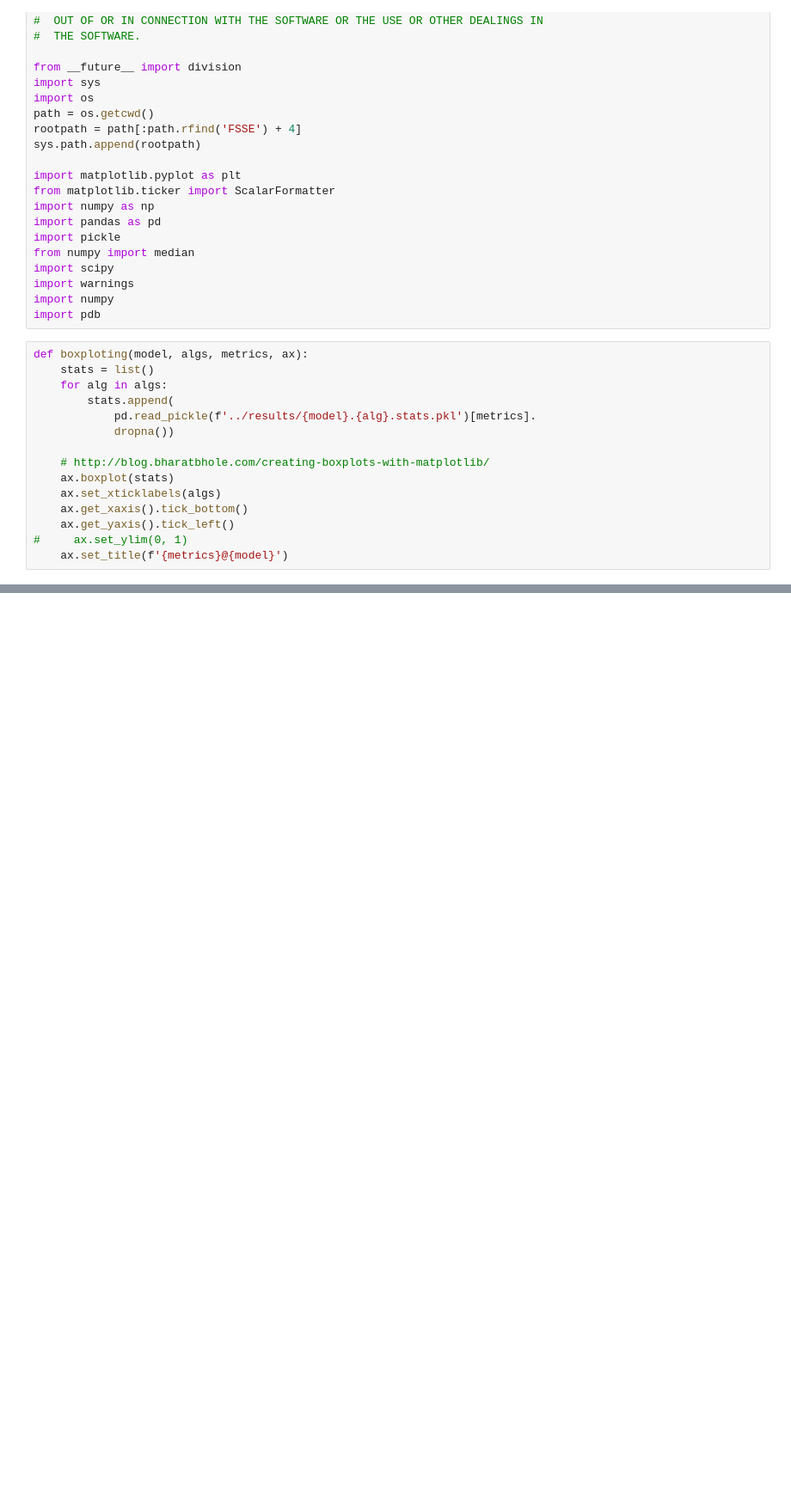
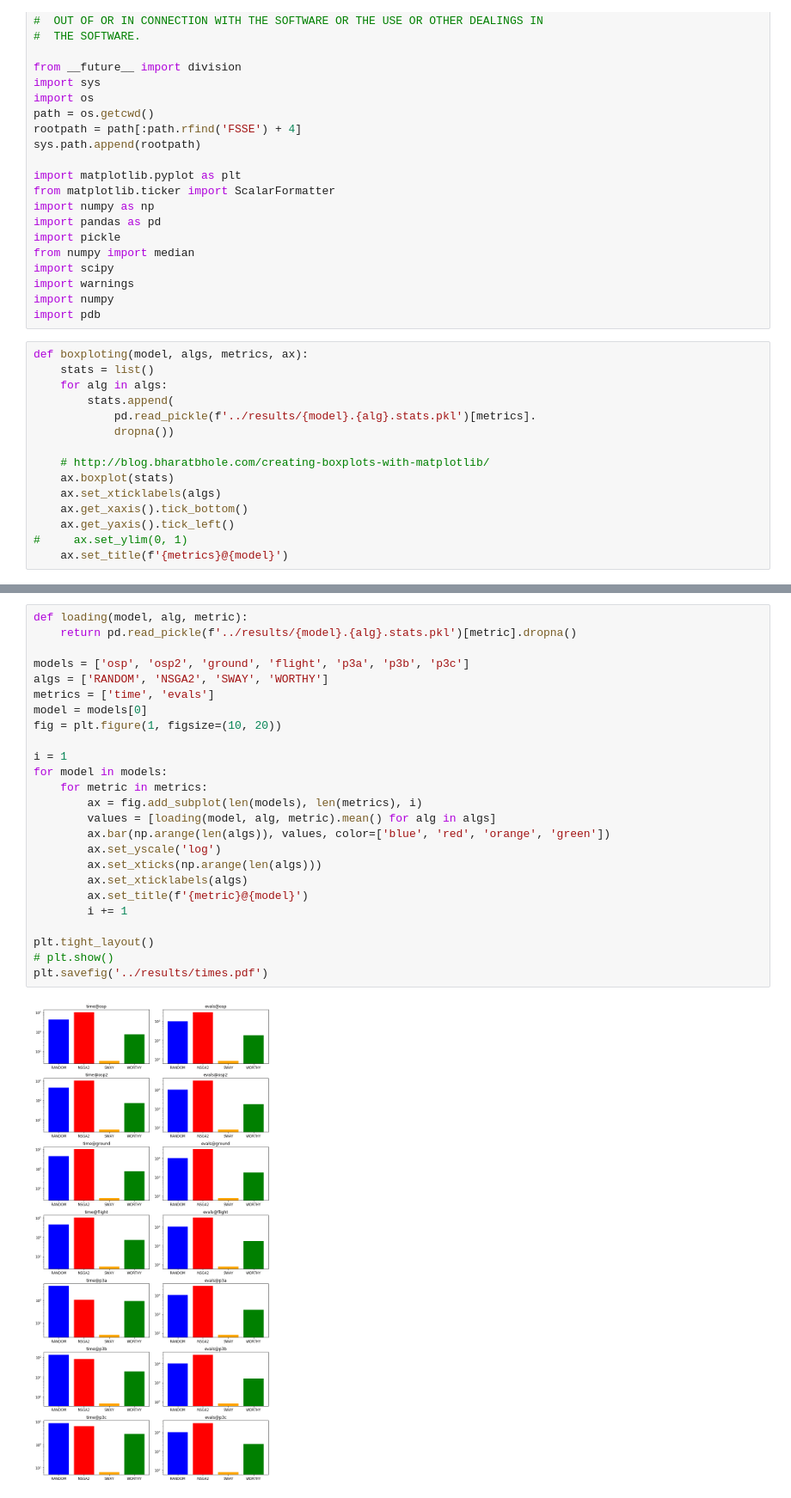
Before and after one commit to ginfung/FSSE, a Jupyter notebook: Metrics/plots.ipynb, the cells around one changed output, grey strips where cells are left out. Shown at 86% size. Drawn from its saved outputs; the diff is of its cells as text; blank space fills up the shorter version.

```diff
--- a/Metrics/plots.ipynb
+++ b/Metrics/plots.ipynb
@@ -75,0 +75,27 @@ plt.savefig('../results/stat.pdf')
+# %%
+def loading(model, alg, metric):
+    return pd.read_pickle(f'../results/{model}.{alg}.stats.pkl')[metric].dropna()
+
+models = ['osp', 'osp2', 'ground', 'flight', 'p3a', 'p3b', 'p3c']
+algs = ['RANDOM', 'NSGA2', 'SWAY', 'WORTHY']
+metrics = ['time', 'evals']
+model = models[0]
+fig = plt.figure(1, figsize=(10, 20))
+
+i = 1
+for model in models:
+    for metric in metrics:
+        ax = fig.add_subplot(len(models), len(metrics), i)
+        values = [loading(model, alg, metric).mean() for alg in algs]
+        ax.bar(np.arange(len(algs)), values, color=['blue', 'red', 'orange', 'green'])
+        ax.set_yscale('log')
+        ax.set_xticks(np.arange(len(algs)))
+        ax.set_xticklabels(algs)
+        ax.set_title(f'{metric}@{model}')
+        i += 1
+
+plt.tight_layout()
+# plt.show()
+plt.savefig('../results/times.pdf')
+# %% [output]
+[figure, added]
```
Also changed, not shown: parts of 1 cell of this notebook, 8 other files.
